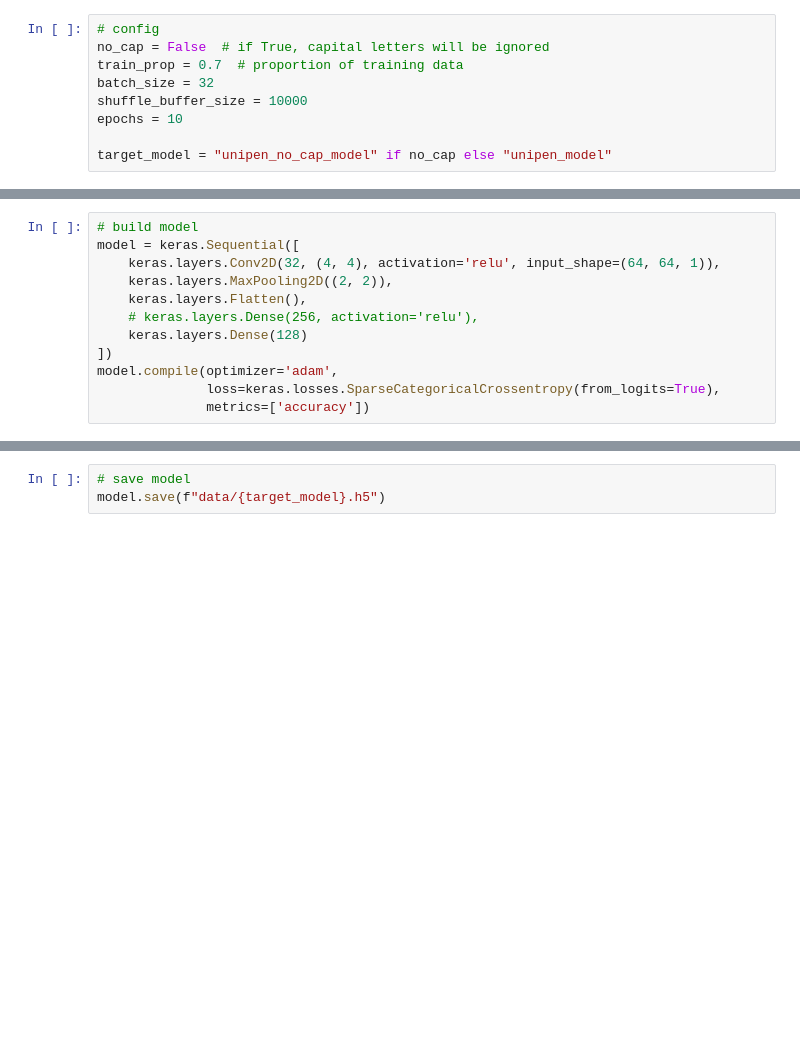
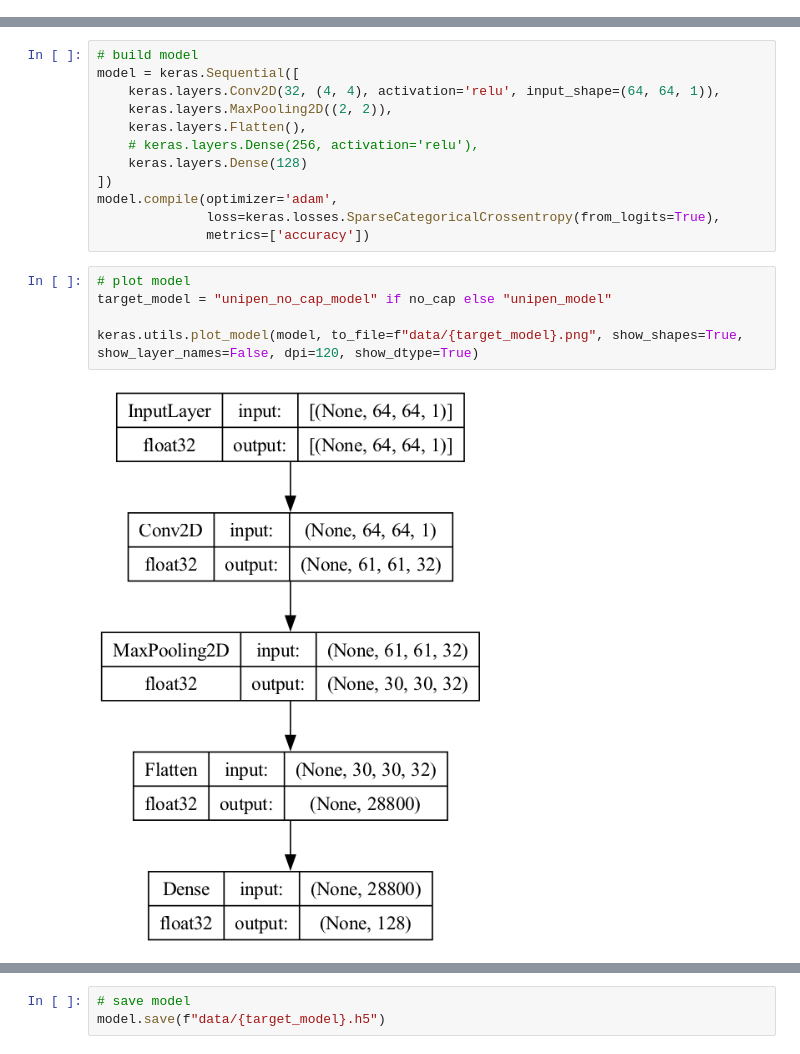
Before and after one commit to Dogeon188/HandwritingRecognizeUnipen, a Jupyter notebook: train.ipynb, the cells around one changed output, grey strips where cells are left out. Saved outputs shown, nothing was run; the diff lists cells and outputs as text; blank space fills up the shorter version.

Commit message:
separate config, toggle normalize

```diff
--- a/train.ipynb
+++ b/train.ipynb
@@ -5,11 +6,2 @@ from utils.preprocess import *
-# %%
-# config
-no_cap = False  # if True, capital letters will be ignored
-train_prop = 0.7  # proportion of training data
-batch_size = 32
-shuffle_buffer_size = 10000
-epochs = 10
-
-target_model = "unipen_no_cap_model" if no_cap else "unipen_model"
 # %%
 # load dataset
@@ -37,6 +32,13 @@ model = keras.Sequential([
 model.compile(optimizer='adam',
               loss=keras.losses.SparseCategoricalCrossentropy(from_logits=True),
               metrics=['accuracy'])
+# %%
+# plot model
+target_model = "unipen_no_cap_model" if no_cap else "unipen_model"
+
+keras.utils.plot_model(model, to_file=f"data/{target_model}.png", show_shapes=True, show_layer_names=False, dpi=120, show_dtype=True)
+# %% [output]
+[figure, added]
 # %%
 model.fit(train_dataset, epochs=epochs)
 # %% [output]
```
Also changed, not shown: parts of 4 cells of this notebook, 3 other files.
